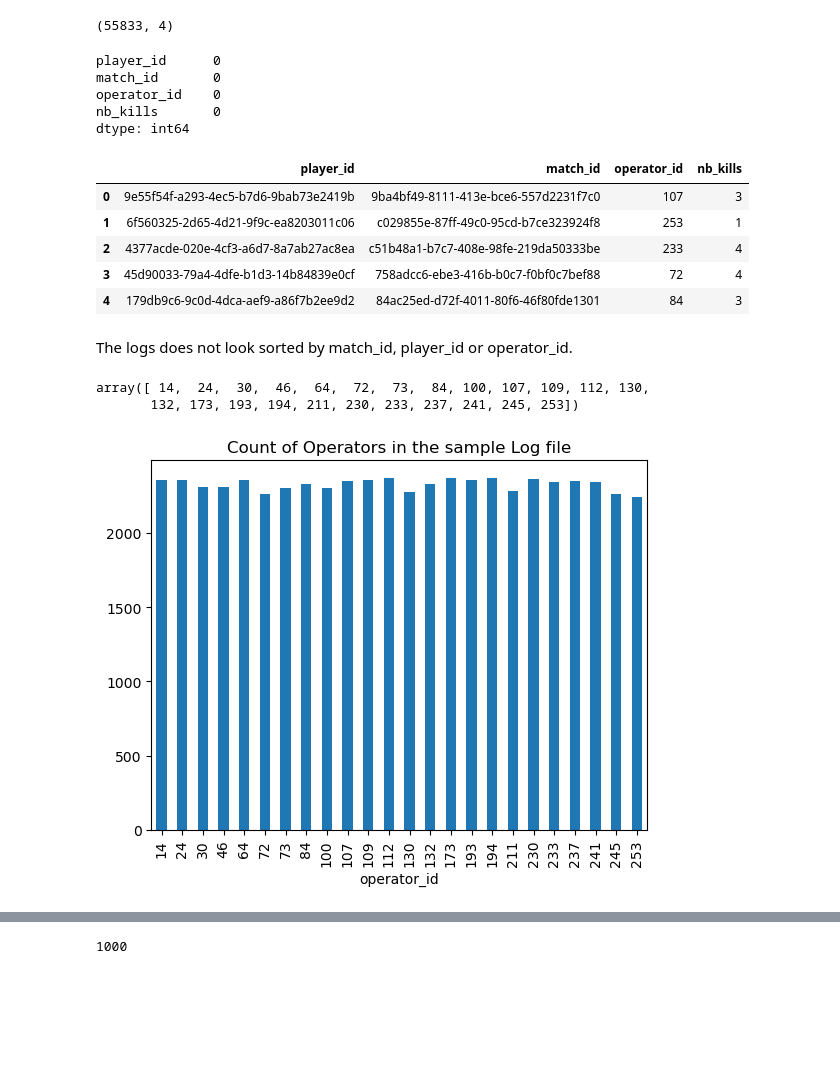
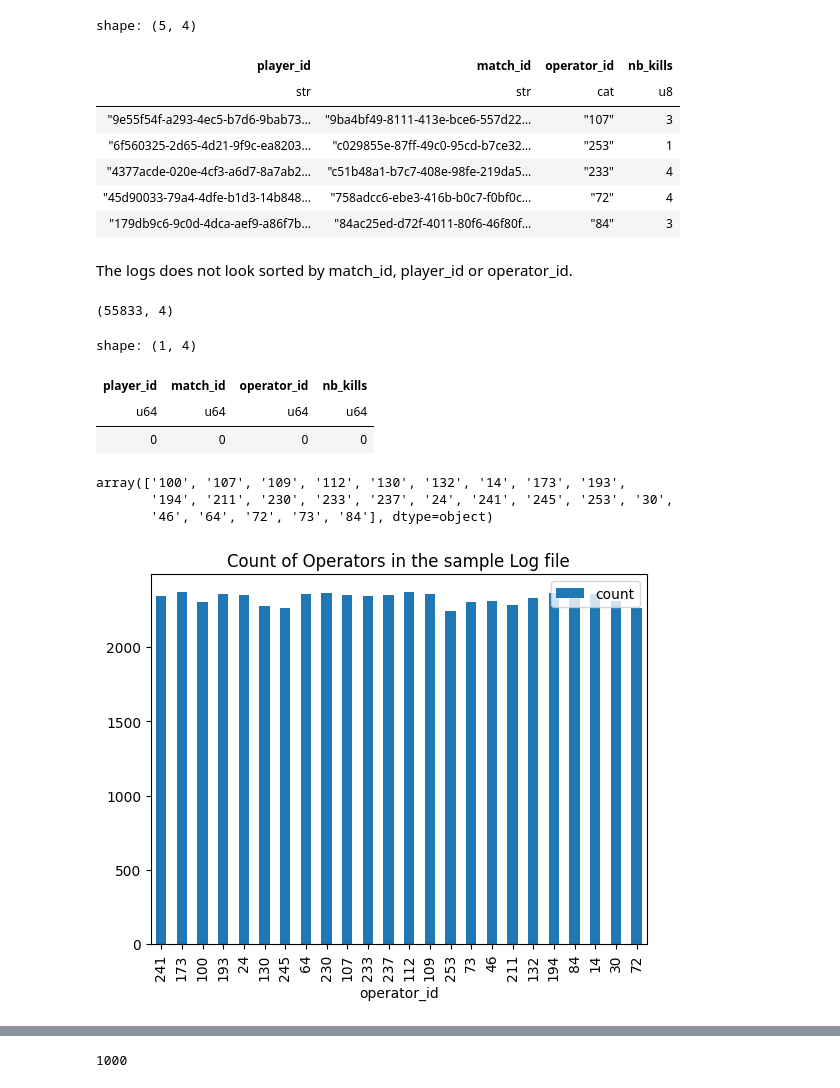
Before and after one commit to Martin-Labenne/software-dev-ml-takehome, a Jupyter notebook: exploration.ipynb, the cells around one changed output, grey strips where cells are left out. Saved outputs shown, nothing was run; the diff lists cells and outputs as text; code cells hidden in the pictures; blank space fills up the shorter version.

```diff
--- a/exploration.ipynb
+++ b/exploration.ipynb
@@ -11,36 +27,44 @@ df = load_matchs('logs/r6-matches.log')
+# %%
+data_path = Path('logs/r6-matches.log')
+
+lazy_df = scan_matches(data_path)
+# lazy_df.collect_schema().dtypes()
+df = lazy_df.collect()
+df.head()
+# %% [output]
+shape: (5, 4)
+| player_id | match_id | operator_id | nb_kills |
+| str | str | cat | u8 |
+| "9e55f54f-a293-4ec5-b7d6-9bab73… | "9ba4bf49-8111-413e-bce6-557d22… | "107" | 3 |
+| "6f560325-2d65-4d21-9f9c-ea8203… | "c029855e-87ff-49c0-95cd-b7ce32… | "253" | 1 |
+| "4377acde-020e-4cf3-a6d7-8a7ab2… | "c51b48a1-b7c7-408e-98fe-219da5… | "233" | 4 |
+| "45d90033-79a4-4dfe-b1d3-14b848… | "758adcc6-ebe3-416b-b0c7-f0bf0c… | "72" | 4 |
+| "179db9c6-9c0d-4dca-aef9-a86f7b… | "84ac25ed-d72f-4011-80f6-46f80f… | "84" | 3 |
+# %% [markdown]
+The logs does not look sorted by match_id, player_id or operator_id.
 # %%
 df.shape
 # %% [output]
 (55833, 4)
-# %%
-df.isnull().sum()
-# %% [output]
-player_id      0
-match_id       0
-operator_id    0
-nb_kills       0
-dtype: int64
 # %%
-df.head()
+df.null_count()
 # %% [output]
+shape: (1, 4)
-|  | player_id | match_id | operator_id | nb_kills |
-| 0 | 9e55f54f-a293-4ec5-b7d6-9bab73e2419b | 9ba4bf49-8111-413e-bce6-557d2231f7c0 | 107 | 3 |
-| 1 | 6f560325-2d65-4d21-9f9c-ea8203011c06 | c029855e-87ff-49c0-95cd-b7ce323924f8 | 253 | 1 |
-| 2 | 4377acde-020e-4cf3-a6d7-8a7ab27ac8ea | c51b48a1-b7c7-408e-98fe-219da50333be | 233 | 4 |
-| 3 | 45d90033-79a4-4dfe-b1d3-14b84839e0cf | 758adcc6-ebe3-416b-b0c7-f0bf0c7bef88 | 72 | 4 |
-| 4 | 179db9c6-9c0d-4dca-aef9-a86f7b2ee9d2 | 84ac25ed-d72f-4011-80f6-46f80fde1301 | 84 | 3 |
+| player_id | match_id | operator_id | nb_kills |
+| u64 | u64 | u64 | u64 |
+| 0 | 0 | 0 | 0 |
-# %% [markdown]
-The logs does not look sorted by match_id, player_id or operator_id.
 # %%
-operators = df.operator_id.unique()
-operators.sort()
-operators
+operators = df['operator_id']
+unique_operators = operators.unique().to_numpy()
+np.sort(unique_operators)
 # %% [output]
-array([ 14,  24,  30,  46,  64,  72,  73,  84, 100, 107, 109, 112, 130,
-       132, 173, 193, 194, 211, 230, 233, 237, 241, 245, 253])
+array(['100', '107', '109', '112', '130', '132', '14', '173', '193',
+       '194', '211', '230', '233', '237', '24', '241', '245', '253', '30',
+       '46', '64', '72', '73', '84'], dtype=object)
 # %%
-df.operator_id.value_counts().sort_index().plot(kind='bar', title='Count of Operators in the sample Log file')
+operators_count = operators.value_counts()
+operators_count.to_pandas().plot(kind='bar', x='operator_id', y='count', title='Count of Operators in the sample Log file')
 plt.show()
 # %% [output]
-[figure, old version]
+[figure, new version]
 # %%
```
Also changed, not shown: parts of 25 cells of this notebook, 2 other files.
